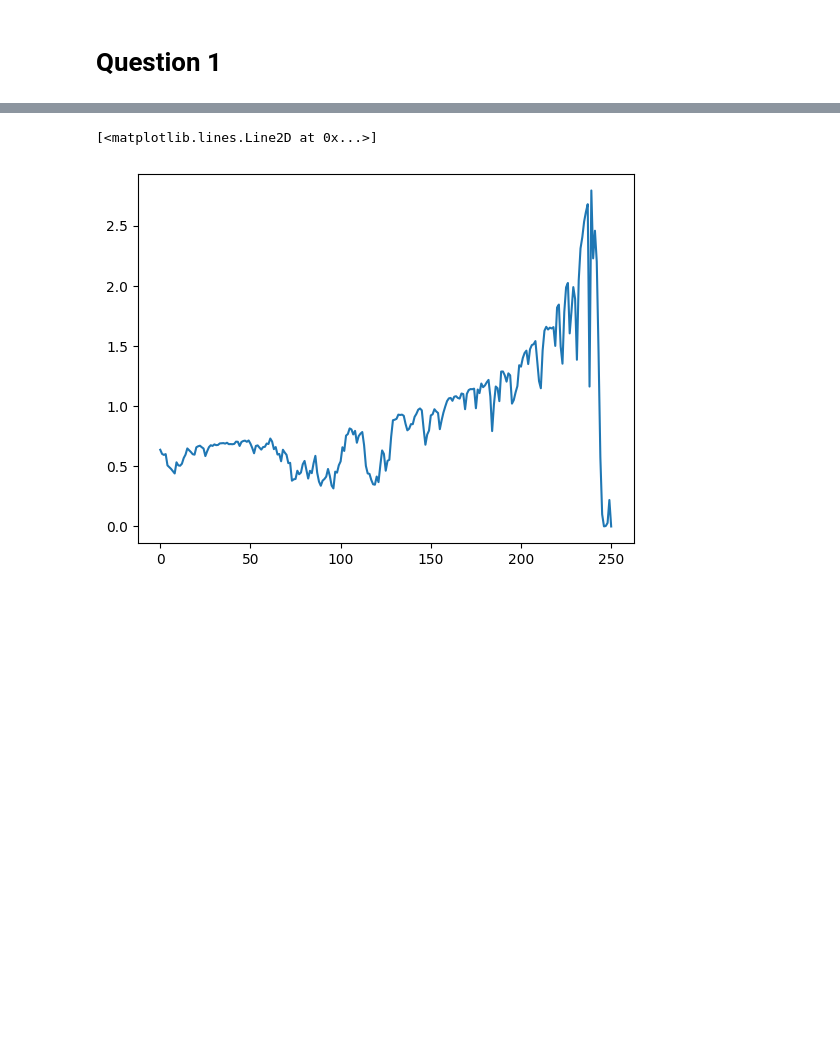
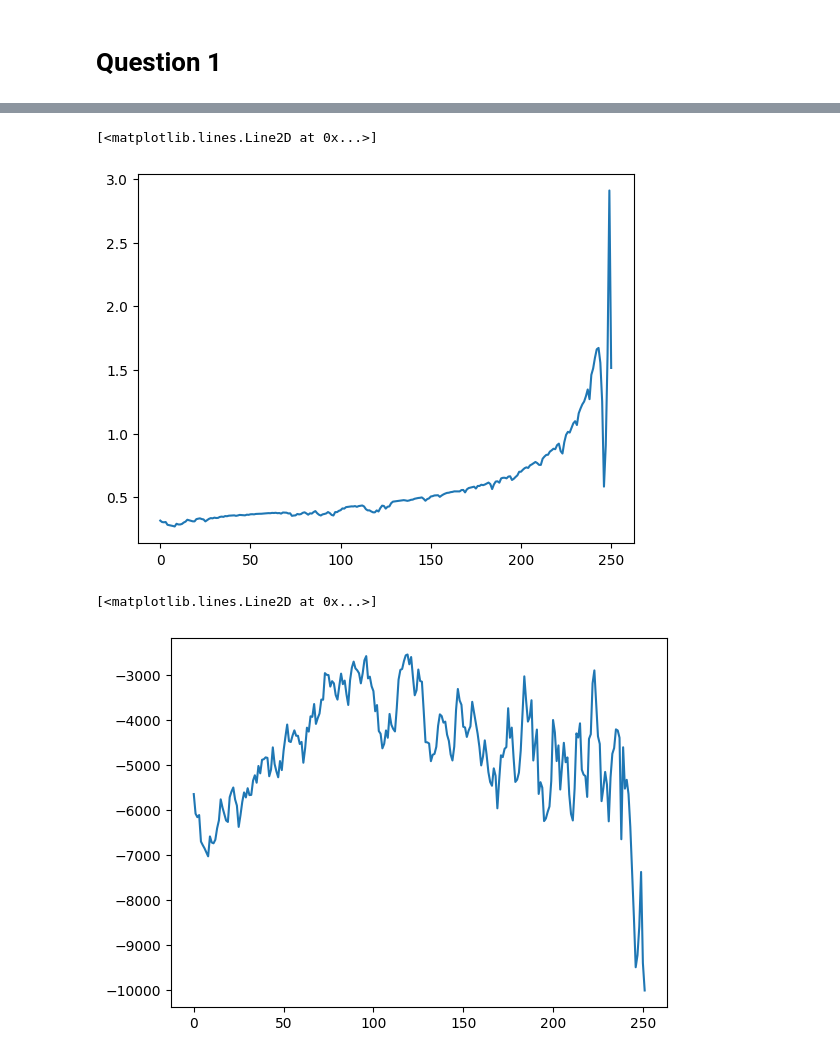
Before and after one commit to kaiwenShen/Dynamic_hedge, a Jupyter notebook: Dynamic_hedging.ipynb, the cells around one changed output, grey strips where cells are left out. Cells and saved outputs as stored; diff of their text form; code cells hidden in the pictures; blank space fills up the shorter version.

```diff
--- a/Dynamic_hedging.ipynb
+++ b/Dynamic_hedging.ipynb
@@ -91,5 +165,5 @@ plt.plot(call_option_delta[0,:])
 # %%
-plt.plot(call_option_gamma[0,:])
+plt.plot(base_scenario._Call_option_BS_gamma_[0,:])
 # %% [output]
 [<matplotlib.lines.Line2D at 0x...>]
-[figure, old version]
+[figure, new version]
@@ -106,0 +170,5 @@ def delta_hedge_position(portfolio_delta,stock_path,):
+# %%
+plt.plot(base_scenario._delta_hedge_position_alpha_[0,:])
+# %% [output]
+[<matplotlib.lines.Line2D at 0x...>]
+[figure, added]
```
Also changed, not shown: parts of 15 cells of this notebook.
